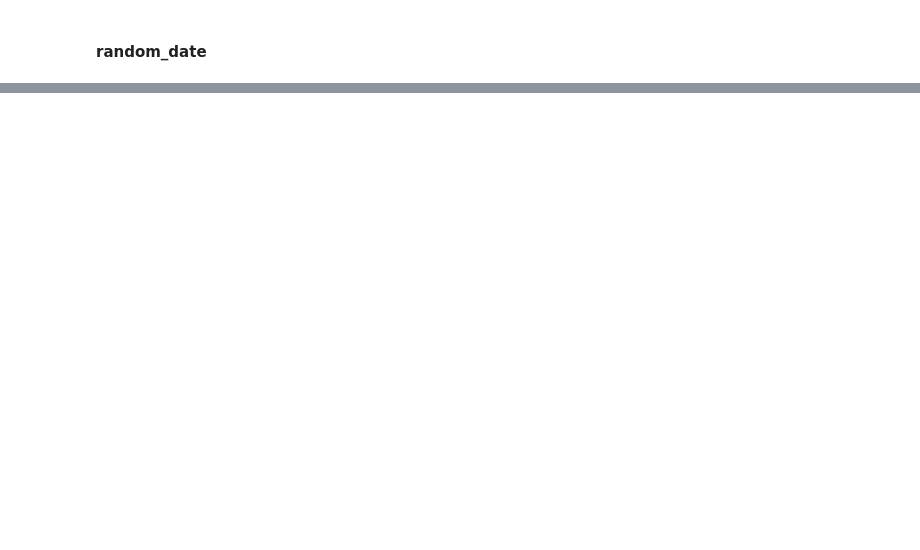
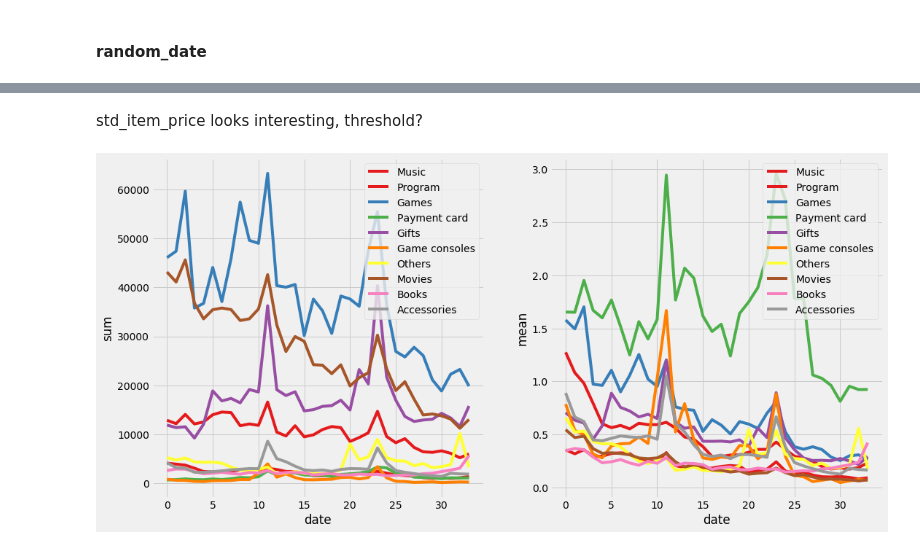
Before and after one commit to RobBlanchard/kaggle-predict-sales, a Jupyter notebook: XGBoost - 2.ipynb, the cells around one changed output, grey strips where cells are left out. Drawn from its saved outputs; the diff is of its cells as text; code cells hidden in the pictures; blank space fills up the shorter version.

```diff
--- a/XGBoost - 2.ipynb
+++ b/XGBoost - 2.ipynb
@@ -593,0 +655,42 @@ dtype: int64
+# %% [markdown]
+std_item_price looks interesting, threshold?
+# %%
+bb_cat = (bigboi_filled.groupby(["main_category_name","date_block_num"])
+          .agg({"item_cnt_month": ["sum", "mean"]})
+          .reset_index())
+
+bb_cat.columns = ["main_category_name", "date_block_num", "item_cnt_month_sum", "item_cnt_month_mean"]
+
+
+colormap = plt.cm.Set1
+cyc = cycler('color', [colormap(i) for i in np.linspace(0, 0.9, len(set(bb_cat["main_category_name"])))])
+
+plt.figure(figsize=(16,8))
+plt.subplot(1,2,1)
+ax = plt.gca()
+ax.set_prop_cycle(cyc)
+
+
+for i, cat in enumerate(set(bb_cat["main_category_name"])):
+    bb_cat_tmp = bb_cat.loc[bb_cat["main_category_name"]==cat,]
+    ax.plot(bb_cat_tmp["date_block_num"], bb_cat_tmp["item_cnt_month_sum"], label=cat)
+
+ax.set_xlabel("date")
+ax.set_ylabel("sum")
+plt.legend()
+
+plt.subplot(1,2,2)
+ax = plt.gca()
+ax.set_prop_cycle(cyc)
+
+for i, cat in enumerate(set(bb_cat["main_category_name"])):
+    bb_cat_tmp = bb_cat.loc[bb_cat["main_category_name"]==cat,]
+    ax.plot(bb_cat_tmp["date_block_num"], bb_cat_tmp["item_cnt_month_mean"], label=cat)
+
+ax.set_xlabel("date")
+ax.set_ylabel("mean")
+plt.legend()
+
+plt.show()
+# %% [output]
+[figure, added]
```
Also changed, not shown: parts of 17 cells of this notebook.
